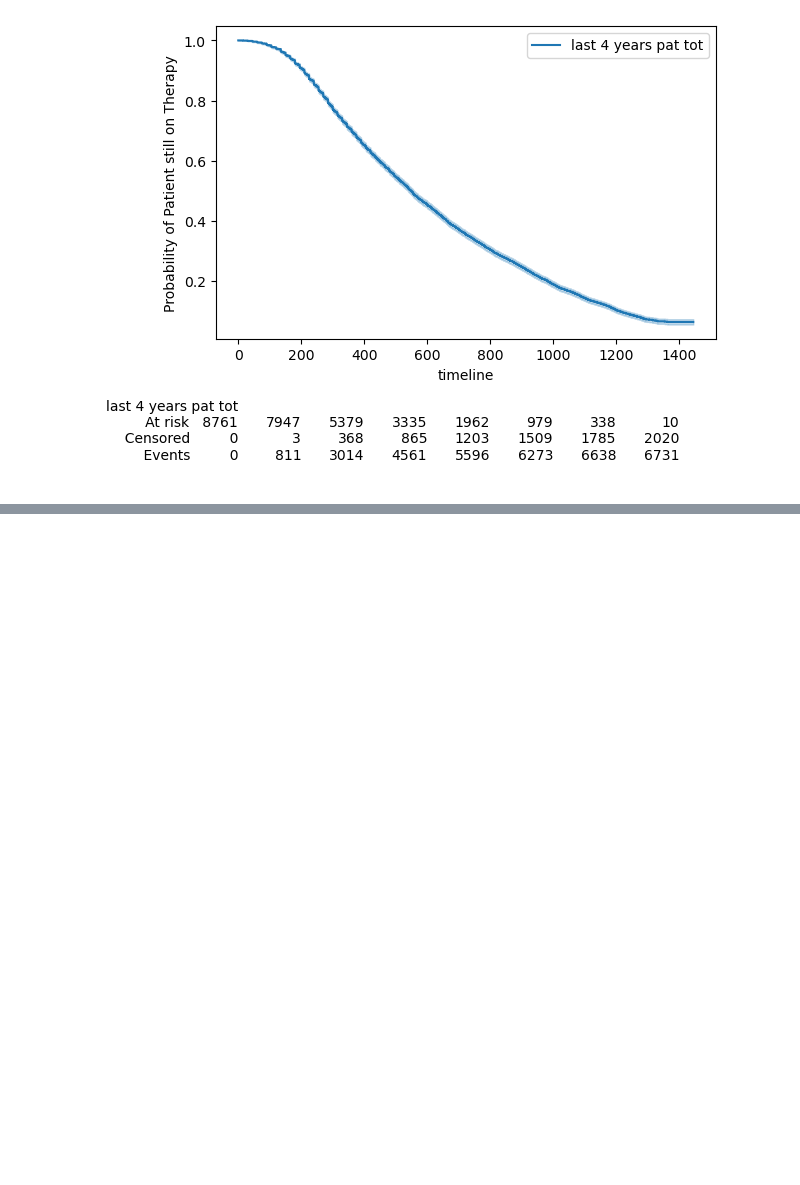
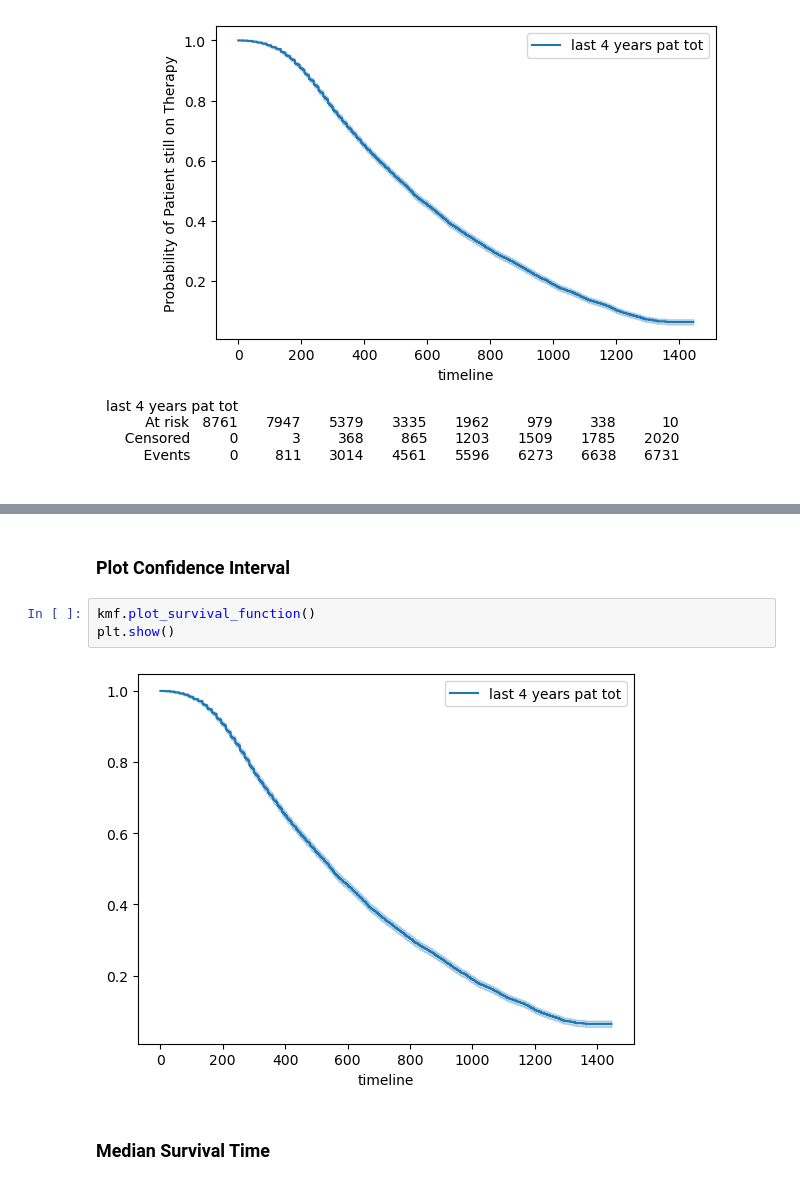
Before and after one commit to nicksv03/Survival_Analysis_BYOP, a Jupyter notebook: survival_analysis.ipynb, the cells around one changed output, grey strips where cells are left out. Cells and saved outputs as stored; diff of their text form; blank space fills up the shorter version.

```diff
--- a/survival_analysis.ipynb
+++ b/survival_analysis.ipynb
@@ -366,0 +399,9 @@ plt.show()
+# %% [markdown]
+### Plot Confidence Interval
+# %%
+kmf.plot_survival_function()
+plt.show()
+# %% [output]
+[figure, added]
+# %% [markdown]
+### Median Survival Time
```
Also changed, not shown: parts of 13 cells of this notebook.
